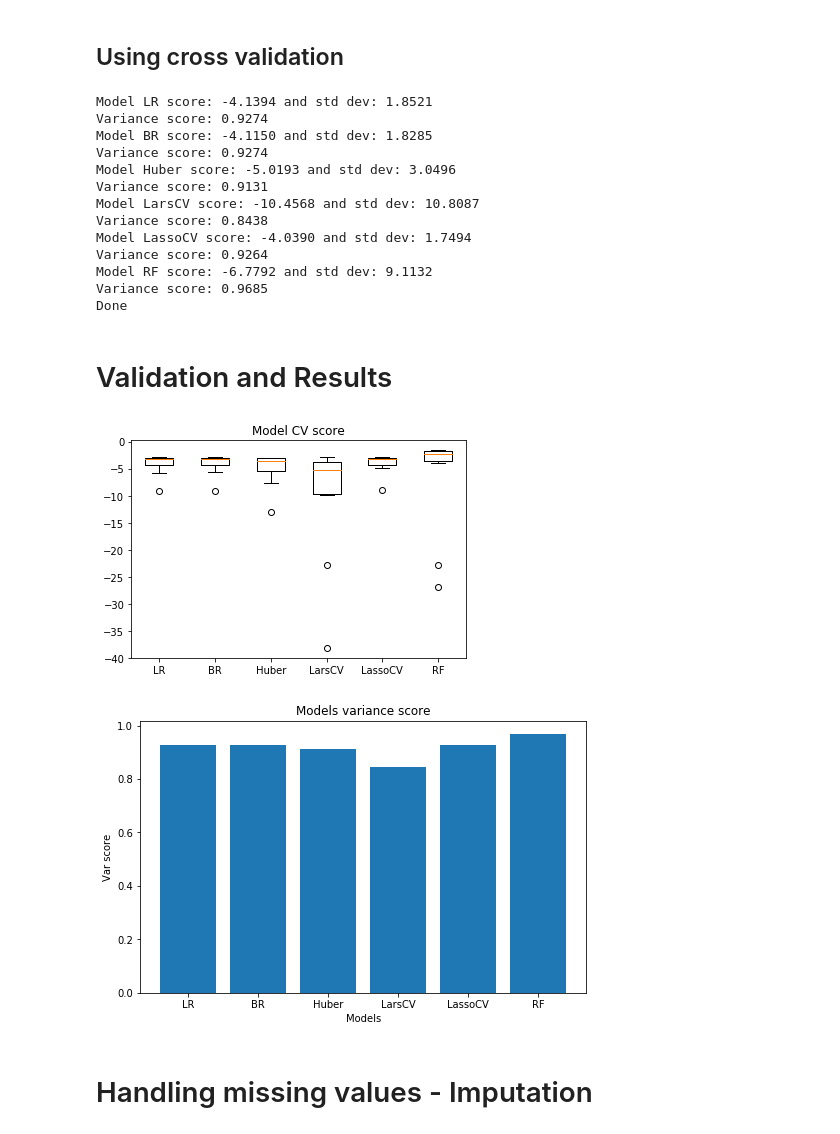
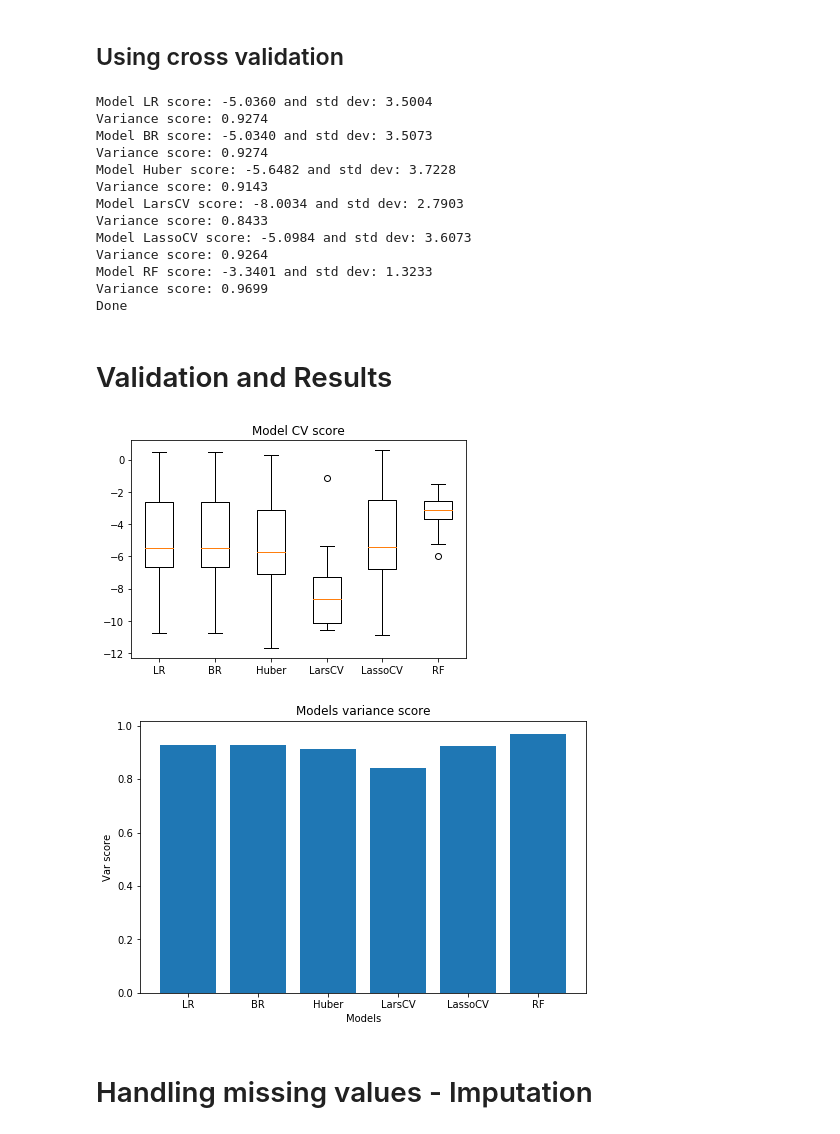
Before and after one commit to shobhitshah/fifa19-player-stats, a Jupyter notebook: scripts/fifa19_ml2.ipynb, the cells around one changed output. Cells and saved outputs as stored; diff of their text form; code cells hidden in the pictures.

```diff
--- a/scripts/fifa19_ml2.ipynb
+++ b/scripts/fifa19_ml2.ipynb
@@ -39,5 +41,5 @@ train['nwage'] = np.where(train['wage_unit'] == 'K', train['nwage'], train['nwag
 # %%
-features = ['aggression', 'age', 'potential',
+features = ['age', 'potential',
                         'international_reputation',
                         'weak_foot', 'skill_moves', 'crossing', 'finishing', 'headingaccuracy',
                         'shortpassing', 'volleys', 'dribbling', 'curve', 'fkaccuracy', 'longpassing',
@@ -98,20 +100,20 @@ def cv_fit_and_predict(models, X, y):
     print("Done")
     return results
 # %%
-#results = cv_fit_and_predict(models, X, y)
+results = cv_fit_and_predict(models, X, y)
 # %% [output]
-Model LR score: -4.1394 and std dev: 1.8521
+Model LR score: -5.0360 and std dev: 3.5004
 Variance score: 0.9274
-Model BR score: -4.1150 and std dev: 1.8285
+Model BR score: -5.0340 and std dev: 3.5073
 Variance score: 0.9274
-Model Huber score: -5.0193 and std dev: 3.0496
-Variance score: 0.9131
-Model LarsCV score: -10.4568 and std dev: 10.8087
-Variance score: 0.8438
-Model LassoCV score: -4.0390 and std dev: 1.7494
+Model Huber score: -5.6482 and std dev: 3.7228
+Variance score: 0.9143
+Model LarsCV score: -8.0034 and std dev: 2.7903
+Variance score: 0.8433
+Model LassoCV score: -5.0984 and std dev: 3.6073
 Variance score: 0.9264
-Model RF score: -6.7792 and std dev: 9.1132
-Variance score: 0.9685
+Model RF score: -3.3401 and std dev: 1.3233
+Variance score: 0.9699
 Done
 # %% [markdown]
 # Validation and Results
@@ -132,11 +134,11 @@ def model_validation(results):
 
     return 0
 # %%
-#results=np.array(results)
+results=np.array(results)
 # %%
-#status = model_validation(results)
+status = model_validation(results)
 # %% [output]
-[figure, old version]
+[figure, new version]
 [figure]
 # %% [markdown]
 # Handling missing values - Imputation
```
Also changed, not shown: parts of 12 cells of this notebook.
